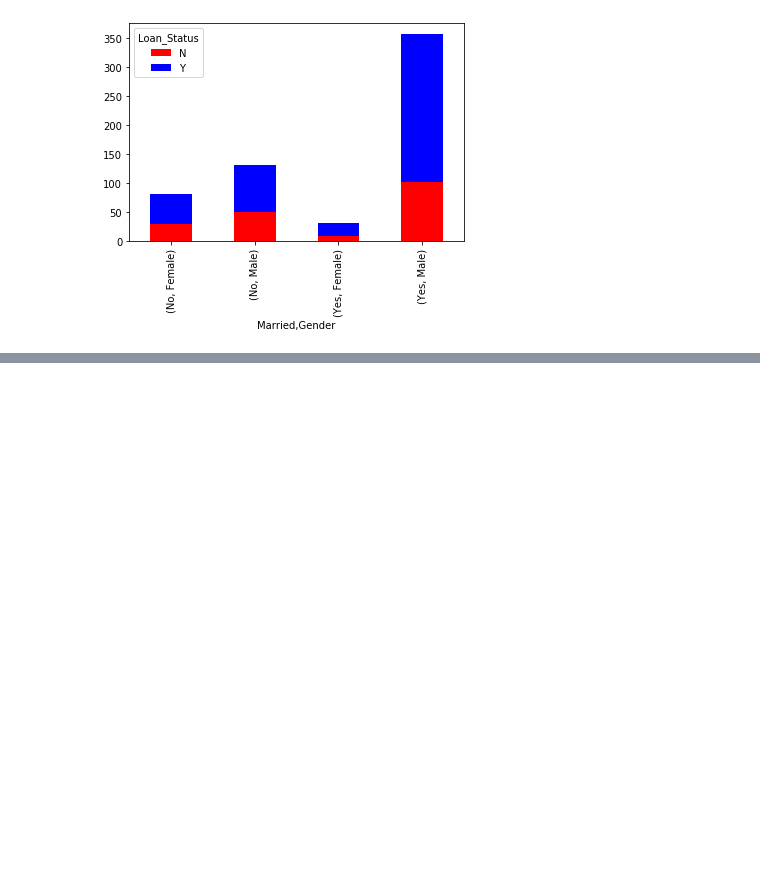
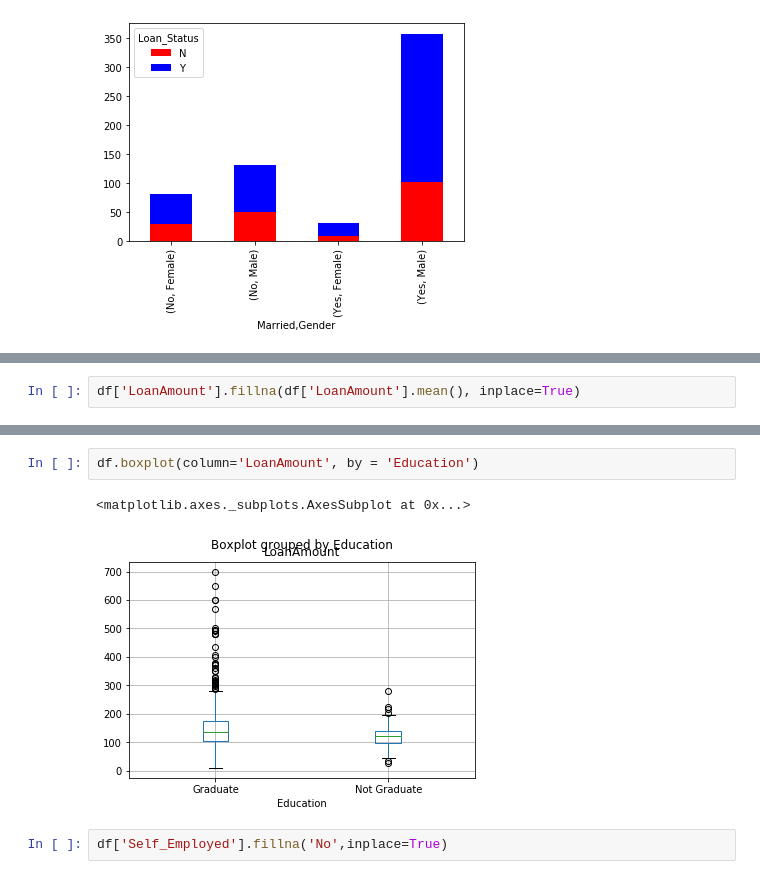
Before and after one commit to pasDamola/Loan_Prediction_problem, a Jupyter notebook: loan_prediction.ipynb, the cells around one changed output, grey strips where cells are left out. Saved outputs shown, nothing was run; the diff lists cells and outputs as text; blank space fills up the shorter version.

```diff
--- a/loan_prediction.ipynb
+++ b/loan_prediction.ipynb
@@ -127,0 +162,2 @@ temp3.plot(kind='bar', stacked=True, color=['red','blue'], grid=False)
+# %%
+df['LoanAmount'].fillna(df['LoanAmount'].mean(), inplace=True)
@@ -127,0 +173,7 @@ temp3.plot(kind='bar', stacked=True, color=['red','blue'], grid=False)
+# %%
+df.boxplot(column='LoanAmount', by = 'Education')
+# %% [output]
+<matplotlib.axes._subplots.AxesSubplot at 0x...>
+[figure, added]
+# %%
+df['Self_Employed'].fillna('No',inplace=True)
```
Also changed, not shown: parts of 11 cells of this notebook.
